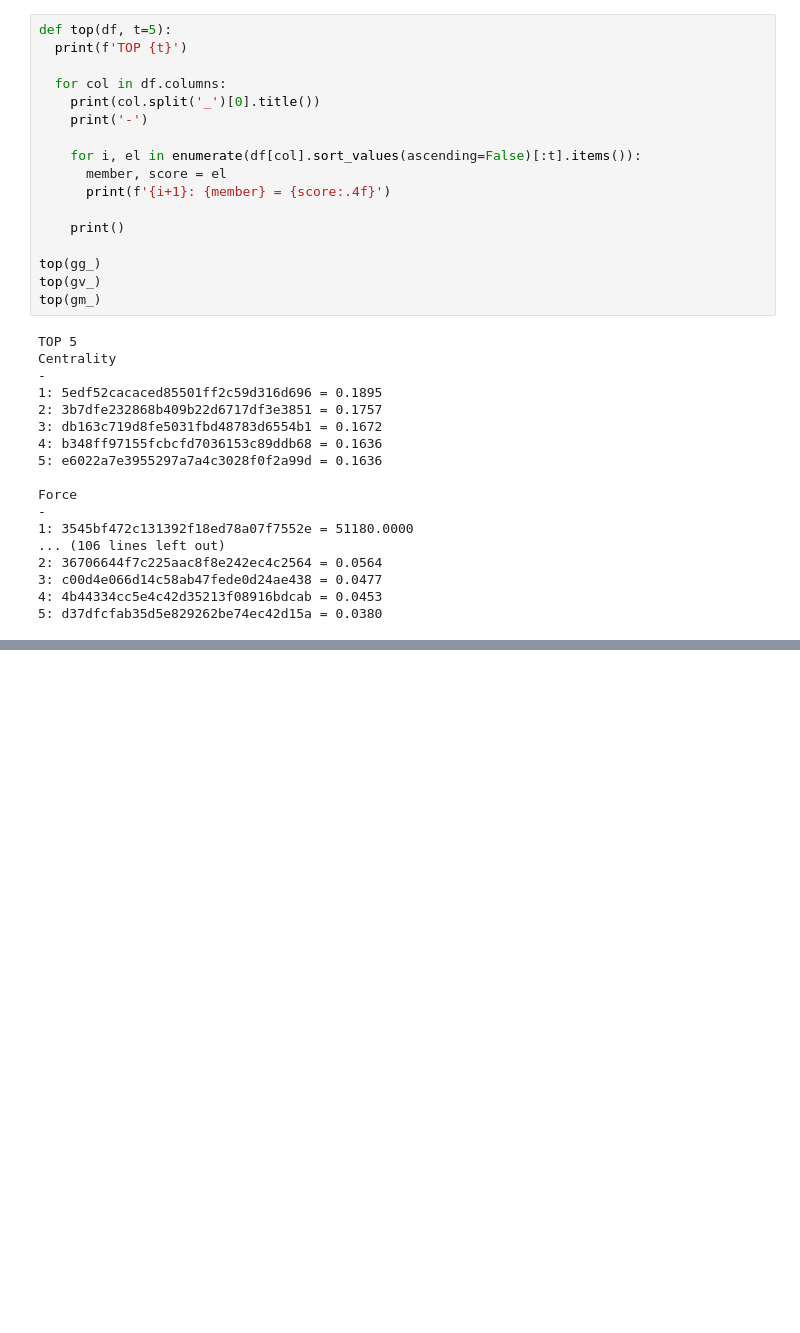
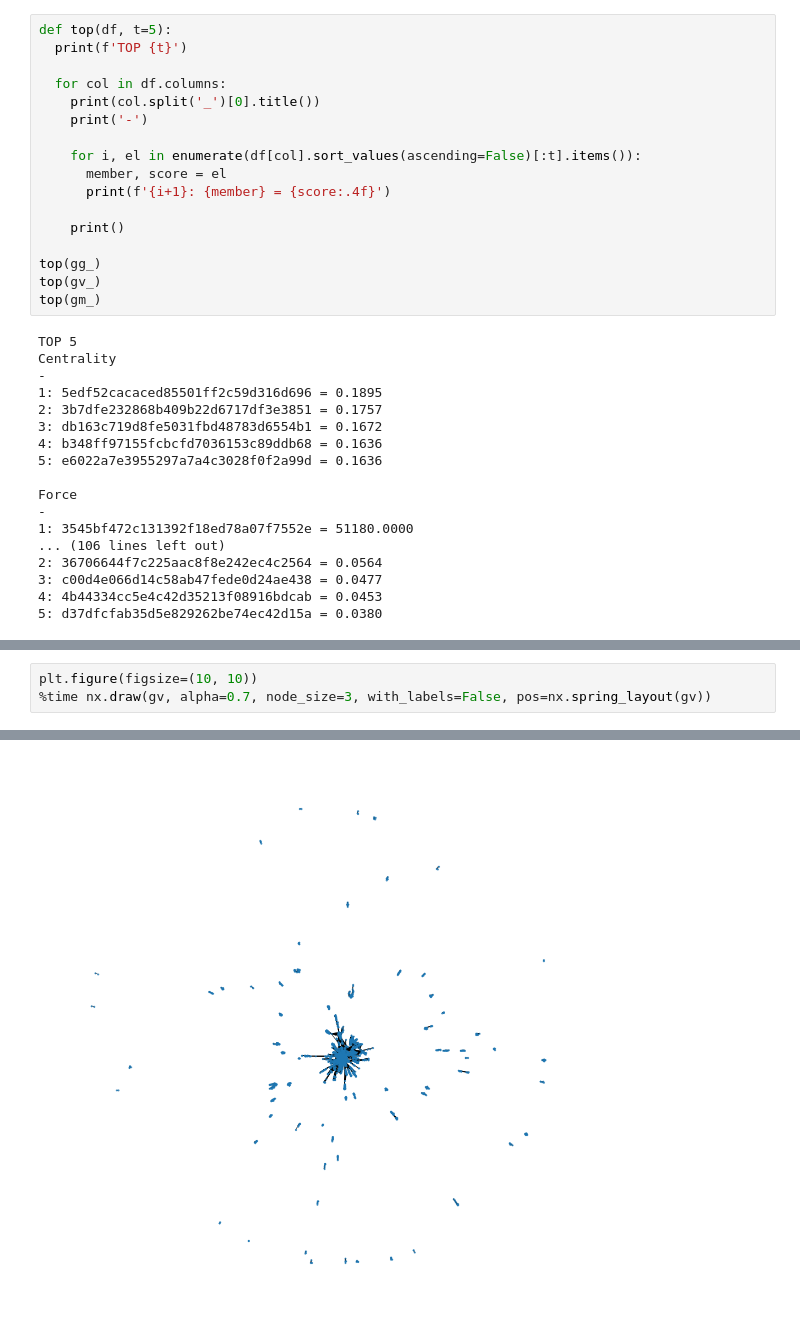
Before and after one commit to vauxgomes/ufc-ckp7477, a Jupyter notebook: lista-2/ckp8087-lista-2.ipynb, the cells around one changed output, grey strips where cells are left out. Drawn from its saved outputs; the diff is of its cells as text; blank space fills up the shorter version.

```diff
--- a/lista-2/ckp8087-lista-2.ipynb
+++ b/lista-2/ckp8087-lista-2.ipynb
@@ -241,0 +318,4 @@ Wall time: 1min 18s
+# %%
+plt.figure(figsize=(10, 10))
+%time nx.draw(gv, alpha=0.7, node_size=3, with_labels=False, pos=nx.spring_layout(gv))
+# %% [output]
@@ -241,0 +324 @@ Wall time: 1min 18s
+[figure, added]
```
Also changed, not shown: parts of 19 cells of this notebook.
